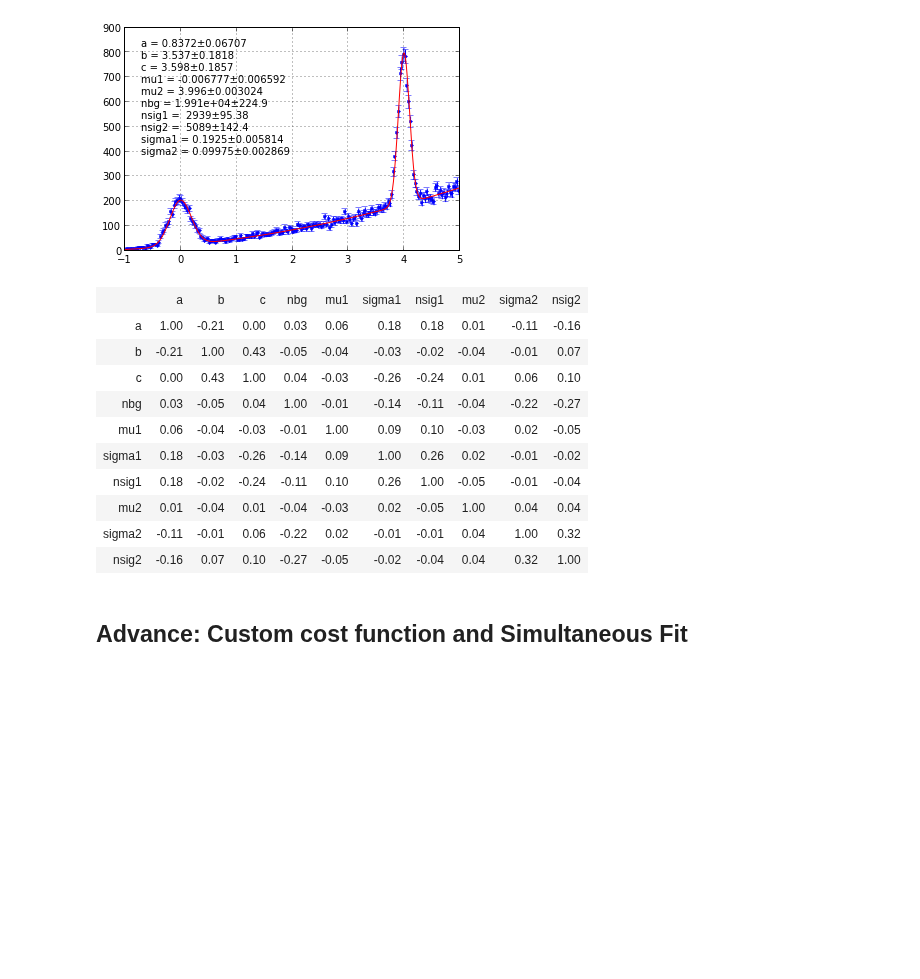
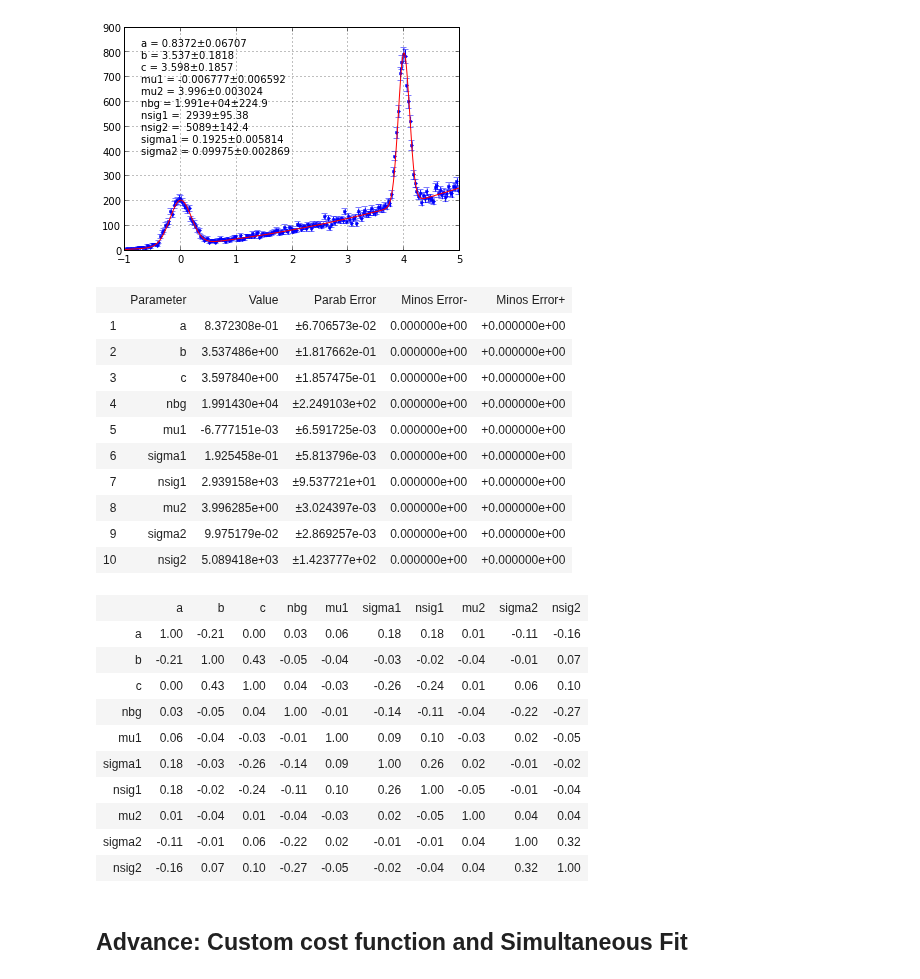
Before and after one commit to scikit-hep/probfit, a Jupyter notebook: tutorial/tutorial.ipynb, the cells around one changed output. Cells and saved outputs as stored; diff of their text form; code cells hidden in the pictures; blank space fills up the shorter version.

```diff
--- a/tutorial/tutorial.ipynb
+++ b/tutorial/tutorial.ipynb
@@ -477,20 +477,31 @@ binlh.show(minimizer)
 # %% [output]
 [figure]
 # %%
-minimizer.html_results()
+display(minimizer.html_results())
 minimizer.html_error_matrix()
 # %% [output]
-|  | a | b | c | nbg | mu1 | sigma1 | nsig1 | mu2 | sigma2 | nsig2 |
-| a | 1.00 | -0.21 | 0.00 | 0.03 | 0.06 | 0.18 | 0.18 | 0.01 | -0.11 | -0.16 |
-| b | -0.21 | 1.00 | 0.43 | -0.05 | -0.04 | -0.03 | -0.02 | -0.04 | -0.01 | 0.07 |
-| c | 0.00 | 0.43 | 1.00 | 0.04 | -0.03 | -0.26 | -0.24 | 0.01 | 0.06 | 0.10 |
-| nbg | 0.03 | -0.05 | 0.04 | 1.00 | -0.01 | -0.14 | -0.11 | -0.04 | -0.22 | -0.27 |
-| mu1 | 0.06 | -0.04 | -0.03 | -0.01 | 1.00 | 0.09 | 0.10 | -0.03 | 0.02 | -0.05 |
-| sigma1 | 0.18 | -0.03 | -0.26 | -0.14 | 0.09 | 1.00 | 0.26 | 0.02 | -0.01 | -0.02 |
-| nsig1 | 0.18 | -0.02 | -0.24 | -0.11 | 0.10 | 0.26 | 1.00 | -0.05 | -0.01 | -0.04 |
-| mu2 | 0.01 | -0.04 | 0.01 | -0.04 | -0.03 | 0.02 | -0.05 | 1.00 | 0.04 | 0.04 |
-| sigma2 | -0.11 | -0.01 | 0.06 | -0.22 | 0.02 | -0.01 | -0.01 | 0.04 | 1.00 | 0.32 |
-| nsig2 | -0.16 | 0.07 | 0.10 | -0.27 | -0.05 | -0.02 | -0.04 | 0.04 | 0.32 | 1.00 |
+|  | Parameter | Value | Parab Error | Minos Error- | Minos Error+ |
+| 1 | a | 8.372308e-01 | ±6.706573e-02 | 0.000000e+00 | +0.000000e+00 |
+| 2 | b | 3.537486e+00 | ±1.817662e-01 | 0.000000e+00 | +0.000000e+00 |
+| 3 | c | 3.597840e+00 | ±1.857475e-01 | 0.000000e+00 | +0.000000e+00 |
+| 4 | nbg | 1.991430e+04 | ±2.249103e+02 | 0.000000e+00 | +0.000000e+00 |
+| 5 | mu1 | -6.777151e-03 | ±6.591725e-03 | 0.000000e+00 | +0.000000e+00 |
+| 6 | sigma1 | 1.925458e-01 | ±5.813796e-03 | 0.000000e+00 | +0.000000e+00 |
+| 7 | nsig1 | 2.939158e+03 | ±9.537721e+01 | 0.000000e+00 | +0.000000e+00 |
+| 8 | mu2 | 3.996285e+00 | ±3.024397e-03 | 0.000000e+00 | +0.000000e+00 |
+| 9 | sigma2 | 9.975179e-02 | ±2.869257e-03 | 0.000000e+00 | +0.000000e+00 |
+| 10 | nsig2 | 5.089418e+03 | ±1.423777e+02 | 0.000000e+00 | +0.000000e+00 |
+|  | a | b | c | nbg | mu1 | sigma1 | nsig1 | mu2 | sigma2 | nsig2 |
+| a | 1.00 | -0.21 | 0.00 | 0.03 | 0.06 | 0.18 | 0.18 | 0.01 | -0.11 | -0.16 |
+| b | -0.21 | 1.00 | 0.43 | -0.05 | -0.04 | -0.03 | -0.02 | -0.04 | -0.01 | 0.07 |
+| c | 0.00 | 0.43 | 1.00 | 0.04 | -0.03 | -0.26 | -0.24 | 0.01 | 0.06 | 0.10 |
+| nbg | 0.03 | -0.05 | 0.04 | 1.00 | -0.01 | -0.14 | -0.11 | -0.04 | -0.22 | -0.27 |
+| mu1 | 0.06 | -0.04 | -0.03 | -0.01 | 1.00 | 0.09 | 0.10 | -0.03 | 0.02 | -0.05 |
+| sigma1 | 0.18 | -0.03 | -0.26 | -0.14 | 0.09 | 1.00 | 0.26 | 0.02 | -0.01 | -0.02 |
+| nsig1 | 0.18 | -0.02 | -0.24 | -0.11 | 0.10 | 0.26 | 1.00 | -0.05 | -0.01 | -0.04 |
+| mu2 | 0.01 | -0.04 | 0.01 | -0.04 | -0.03 | 0.02 | -0.05 | 1.00 | 0.04 | 0.04 |
+| sigma2 | -0.11 | -0.01 | 0.06 | -0.22 | 0.02 | -0.01 | -0.01 | 0.04 | 1.00 | 0.32 |
+| nsig2 | -0.16 | 0.07 | 0.10 | -0.27 | -0.05 | -0.02 | -0.04 | 0.04 | 0.32 | 1.00 |
 # %% [markdown]
 ## Advance: Custom cost function and Simultaneous Fit
 # %% [raw]
```
Also changed, not shown: parts of 14 cells of this notebook, 1 other file.
